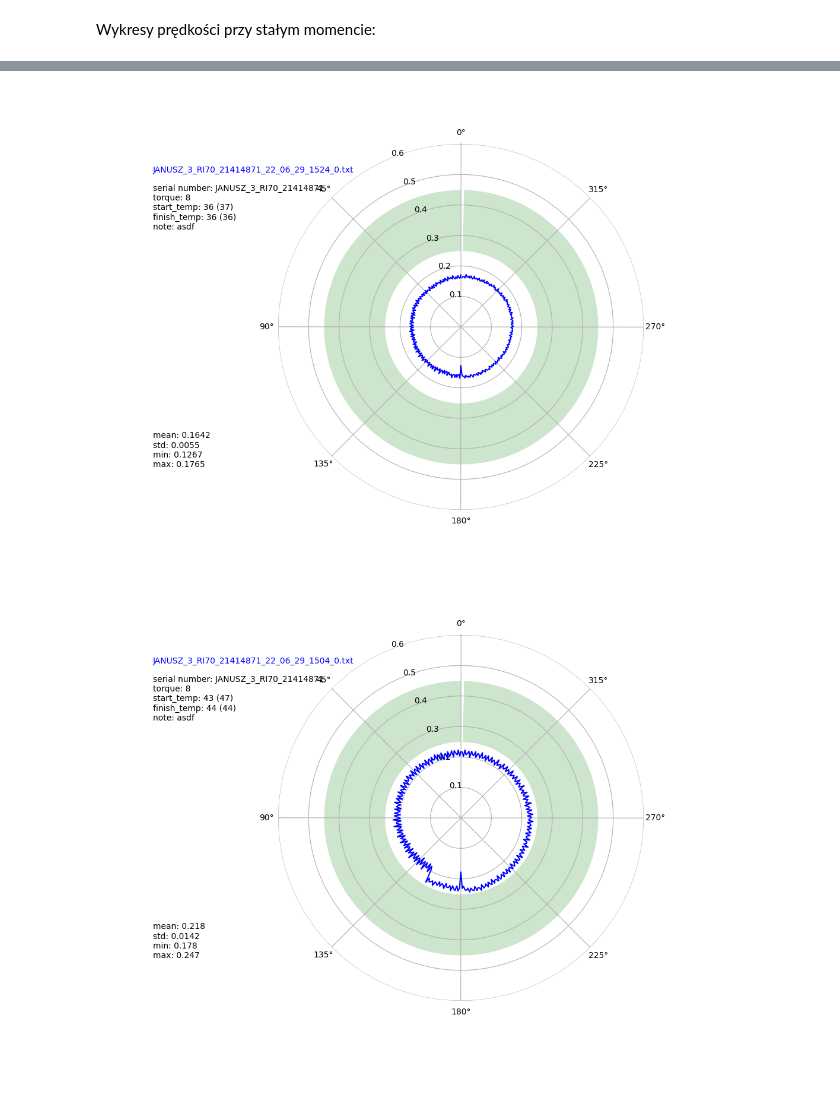
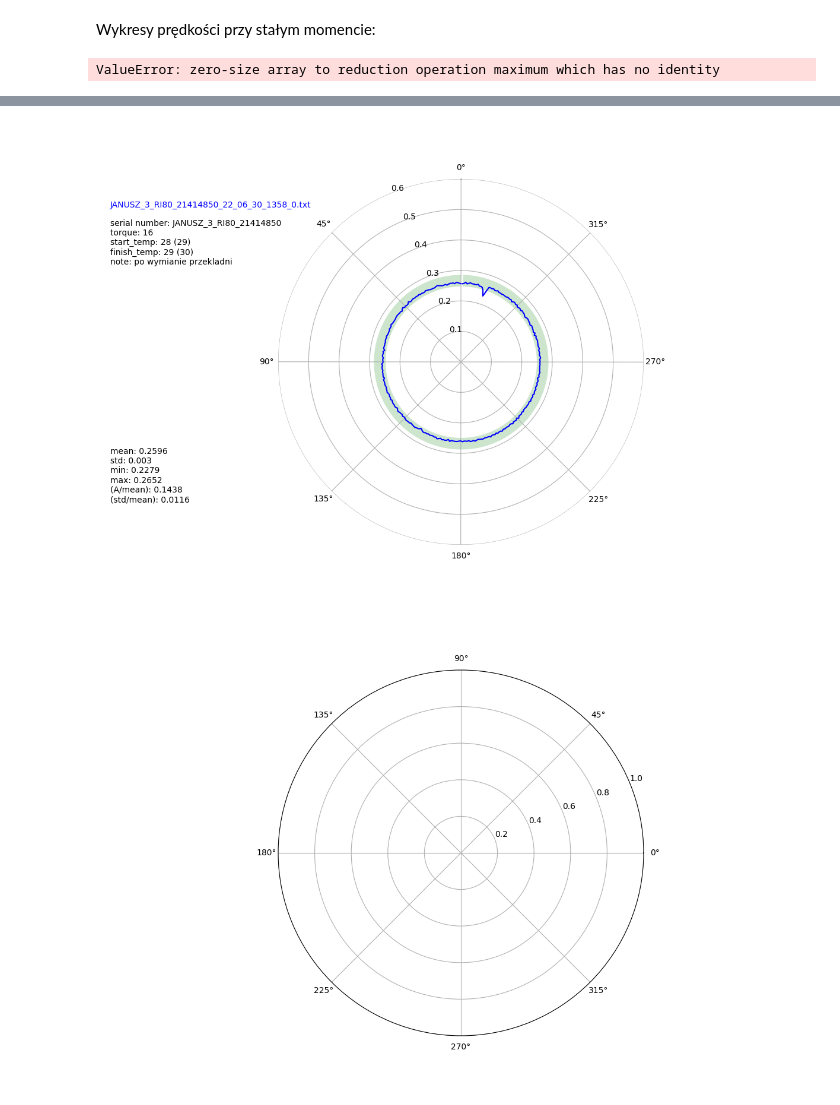
Before and after one commit to avena-robotics/mech_diagnostics, a Jupyter notebook: Diagnostyka.ipynb, the cells around one changed output, grey strips where cells are left out. Drawn from its saved outputs; the diff is of its cells as text; code cells hidden in the pictures.

```diff
--- a/Diagnostyka.ipynb
+++ b/Diagnostyka.ipynb
@@ -10,9 +10,9 @@ import time
 # %% [markdown]
 Parametry diagnostyki:
 # %%
-tq=8. #zadawany moment obrotowy (konieczna kropka na końcu jeżeli jest to liczba całkowita) 16 dla J25, 8 dla J20
-serial="JANUSZ_3_RI70_21414871" #musi byc min jedna litera w numerze
-note="zdjęty z robota, soft 19.07 oryg. PIDy , oś 5, po złożeniu TK" #póki co musi być cokolwiek
+tq=16. #zadawany moment obrotowy (konieczna kropka na końcu jeżeli jest to liczba całkowita) 16 dla J25, 8 dla J20
+serial="JANUSZ_3_RI80_21414855" #musi byc min jedna litera w numerze
+note="znalezny" #póki co musi być cokolwiek
 # %%
 path = "/home/ubuntu/joint_diagnostic/diagnostic_data/"
 # %% [markdown]
@@ -223,6 +223,8 @@ for fname in flist:
 
         data_points=np.array(data_points,dtype=float)
 
+        data_points = data_points[~np.isnan(data_points[:,1])]
+
         if len(ref_data):
             a.set_ylim(0,max(0.6,data_points[:,1].max(),ref_data[:,1].max())) #zakres predkosci wykresu
         else:
@@ -234,11 +236,17 @@ for fname in flist:
 
         a.fill_between(data_points[:,0],v_min,v_max,alpha=0.2,linewidth=0,color='green')
 
+        v_min = data_points[:,1].min()
+        v_max = data_points[:,1].max()
+        v_mean = np.nanmean(data_points[:,1])
+        v_std = np.nanstd(data_points[:,1])
+        v_A = (v_max-v_min)
+
         # f.suptitle("Joint "+str(fname))
         # a.set_title(str(r_tq)+' '+str(r_temp1)+' '+str(r_temp2))
-        plt.figtext(0.08,0.82,str(fname),color = 'blue')
-        plt.figtext(0.08,0.7,r_serial+'\n'+r_tq+'\n'+r_temp1+'\n'+r_temp2+'\n'+r_note)
-        plt.figtext(0.08,0.2,'mean: '+ str(round(np.nanmean(data_points[:,1]),4))+'\nstd: '+str(round(np.nanstd(data_points[:,1]),4))+'\nmin: '+ str(round(data_points[:,1].min(),4))+'\nmax: '+ str(round(data_points[:,1].max(),4)))
+        plt.figtext(0.02,0.82,str(fname),color = 'blue')
+        plt.figtext(0.02,0.7,r_serial+'\n'+r_tq+'\n'+r_temp1+'\n'+r_temp2+'\n'+r_note)
+        plt.figtext(0.02,0.2,'mean: '+ str(round(v_mean,4))+'\nstd: '+str(round(v_std,4))+'\nmin: '+ str(round(v_min,4))+'\nmax: '+ str(round(v_max,4))+'\n(A/mean): ' + str(round(v_A/v_mean,4)) + '\n(std/mean): ' + str(round(v_std/v_mean,4)))
 
         if len(ref_data):
             a.plot(ref_data[:, 0], ref_data[:, 1],alpha=0.8,color='green')
@@ -251,3 +259,4 @@ for fname in flist:
         else:
             plt.savefig( path+'/'+serial+'/'+fname[:-4] + ".png", dpi=150)
 # %% [output]
+ValueError: zero-size array to reduction operation maximum which has no identity
@@ -263,2 +272,2 @@ for fname in flist:
-[figure, old version]
+[figure, new version]
-[figure, old version]
+[figure, new version]
```
Also changed, not shown: parts of 3 cells of this notebook, 5 other files.
